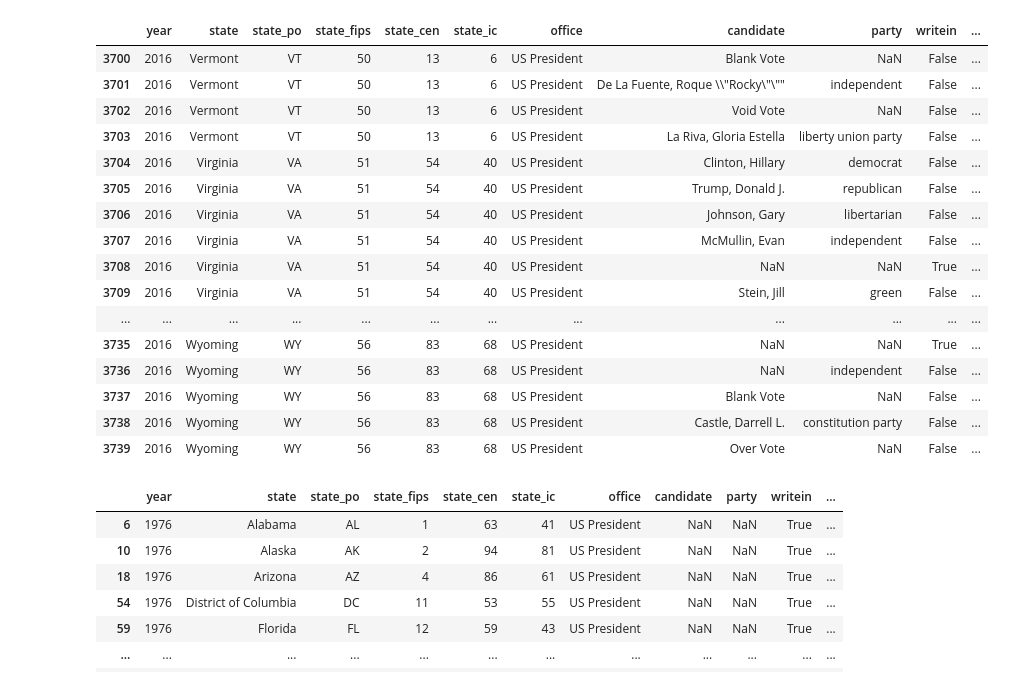
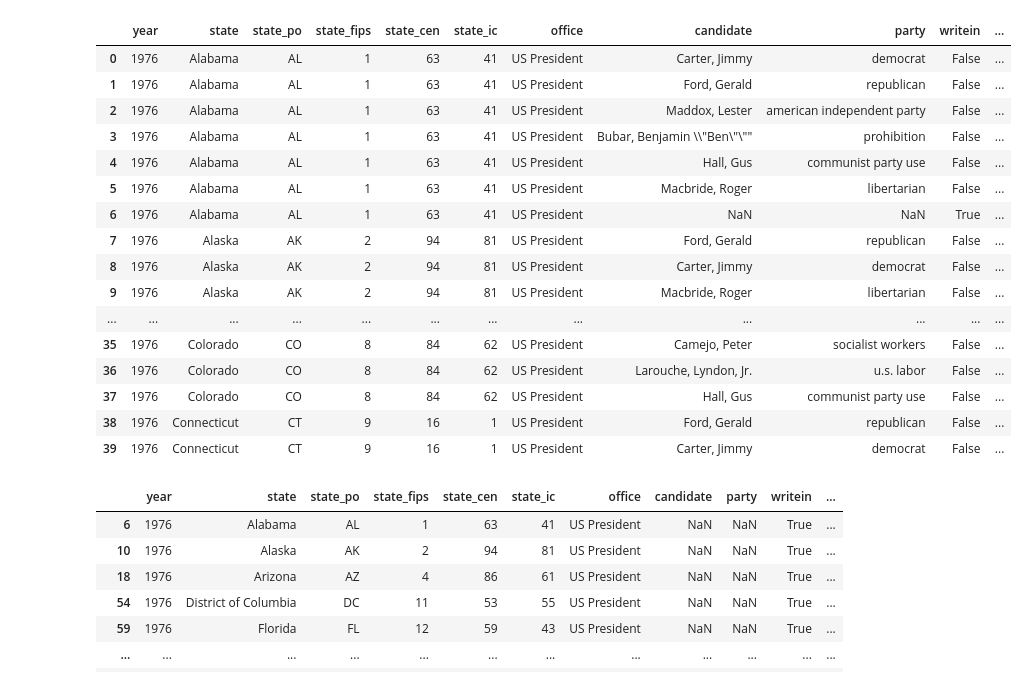
Before and after one commit to CodingMage/project_1_TeamTuring, a Jupyter notebook: Presidential_Data.ipynb, the cells around one changed output. Saved outputs shown, nothing was run; the diff lists cells and outputs as text; code cells hidden in the pictures.

```diff
--- a/Presidential_Data.ipynb
+++ b/Presidential_Data.ipynb
@@ -3,25 +3,25 @@ import pandas as pd
 # %%
 file = "Resources/1976-2016-president.tab"
 df = pd.read_csv(file,sep='\t',header=(0))
-df.tail(40)
+df.head(40)
 # %% [output]
 |  | year | state | state_po | state_fips | state_cen | state_ic | office | candidate | party | writein | ... |
-| 3700 | 2016 | Vermont | VT | 50 | 13 | 6 | US President | Blank Vote | NaN | False | ... |
-| 3701 | 2016 | Vermont | VT | 50 | 13 | 6 | US President | De La Fuente, Roque \\"Rocky\"\"" | independent | False | ... |
-| 3702 | 2016 | Vermont | VT | 50 | 13 | 6 | US President | Void Vote | NaN | False | ... |
-| 3703 | 2016 | Vermont | VT | 50 | 13 | 6 | US President | La Riva, Gloria Estella | liberty union party | False | ... |
-| 3704 | 2016 | Virginia | VA | 51 | 54 | 40 | US President | Clinton, Hillary | democrat | False | ... |
-| 3705 | 2016 | Virginia | VA | 51 | 54 | 40 | US President | Trump, Donald J. | republican | False | ... |
-| 3706 | 2016 | Virginia | VA | 51 | 54 | 40 | US President | Johnson, Gary | libertarian | False | ... |
-| 3707 | 2016 | Virginia | VA | 51 | 54 | 40 | US President | McMullin, Evan | independent | False | ... |
-| 3708 | 2016 | Virginia | VA | 51 | 54 | 40 | US President | NaN | NaN | True | ... |
-| 3709 | 2016 | Virginia | VA | 51 | 54 | 40 | US President | Stein, Jill | green | False | ... |
+| 0 | 1976 | Alabama | AL | 1 | 63 | 41 | US President | Carter, Jimmy | democrat | False | ... |
+| 1 | 1976 | Alabama | AL | 1 | 63 | 41 | US President | Ford, Gerald | republican | False | ... |
+| 2 | 1976 | Alabama | AL | 1 | 63 | 41 | US President | Maddox, Lester | american independent party | False | ... |
+| 3 | 1976 | Alabama | AL | 1 | 63 | 41 | US President | Bubar, Benjamin \\"Ben\"\"" | prohibition | False | ... |
+| 4 | 1976 | Alabama | AL | 1 | 63 | 41 | US President | Hall, Gus | communist party use | False | ... |
+| 5 | 1976 | Alabama | AL | 1 | 63 | 41 | US President | Macbride, Roger | libertarian | False | ... |
+| 6 | 1976 | Alabama | AL | 1 | 63 | 41 | US President | NaN | NaN | True | ... |
+| 7 | 1976 | Alaska | AK | 2 | 94 | 81 | US President | Ford, Gerald | republican | False | ... |
+| 8 | 1976 | Alaska | AK | 2 | 94 | 81 | US President | Carter, Jimmy | democrat | False | ... |
+| 9 | 1976 | Alaska | AK | 2 | 94 | 81 | US President | Macbride, Roger | libertarian | False | ... |
 | ... | ... | ... | ... | ... | ... | ... | ... | ... | ... | ... | ... |
-| 3735 | 2016 | Wyoming | WY | 56 | 83 | 68 | US President | NaN | NaN | True | ... |
-| 3736 | 2016 | Wyoming | WY | 56 | 83 | 68 | US President | NaN | independent | False | ... |
-| 3737 | 2016 | Wyoming | WY | 56 | 83 | 68 | US President | Blank Vote | NaN | False | ... |
-| 3738 | 2016 | Wyoming | WY | 56 | 83 | 68 | US President | Castle, Darrell L. | constitution party | False | ... |
-| 3739 | 2016 | Wyoming | WY | 56 | 83 | 68 | US President | Over Vote | NaN | False | ... |
+| 35 | 1976 | Colorado | CO | 8 | 84 | 62 | US President | Camejo, Peter | socialist workers | False | ... |
+| 36 | 1976 | Colorado | CO | 8 | 84 | 62 | US President | Larouche, Lyndon, Jr. | u.s. labor | False | ... |
+| 37 | 1976 | Colorado | CO | 8 | 84 | 62 | US President | Hall, Gus | communist party use | False | ... |
+| 38 | 1976 | Connecticut | CT | 9 | 16 | 1 | US President | Ford, Gerald | republican | False | ... |
+| 39 | 1976 | Connecticut | CT | 9 | 16 | 1 | US President | Carter, Jimmy | democrat | False | ... |
 # %%
 just_write_in = df.loc[df["writein"] == True]
 just_write_in
```
Also changed, not shown: parts of 1 cell of this notebook, 8 other files.
